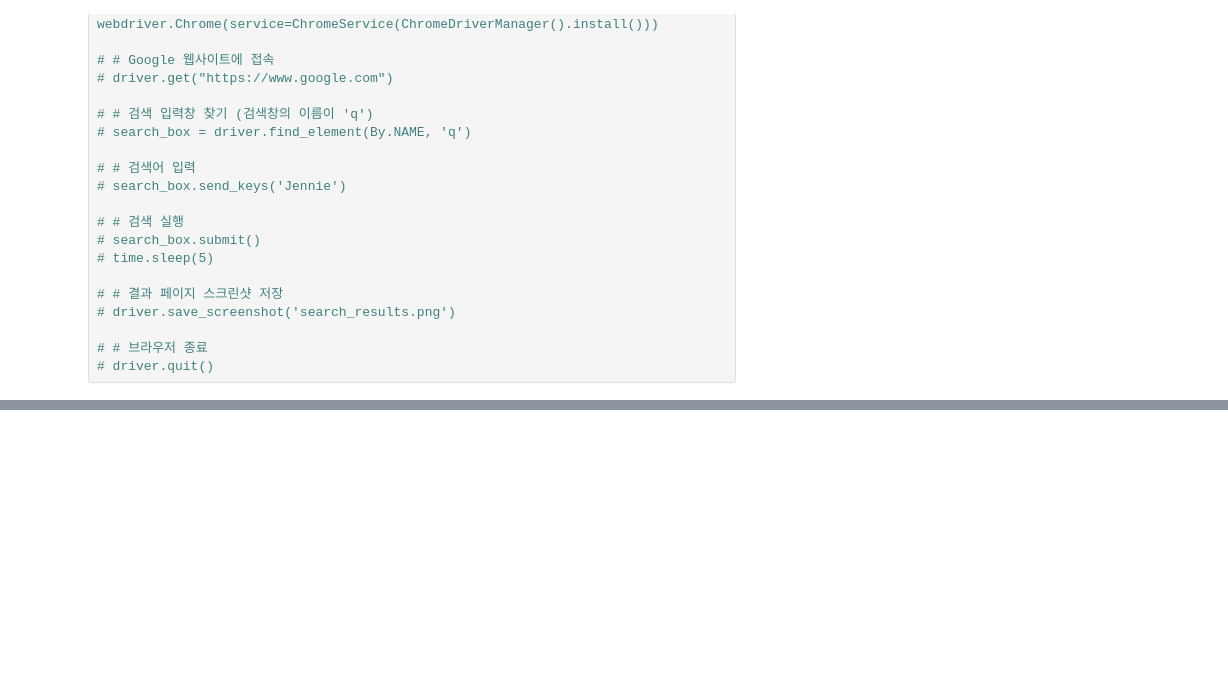
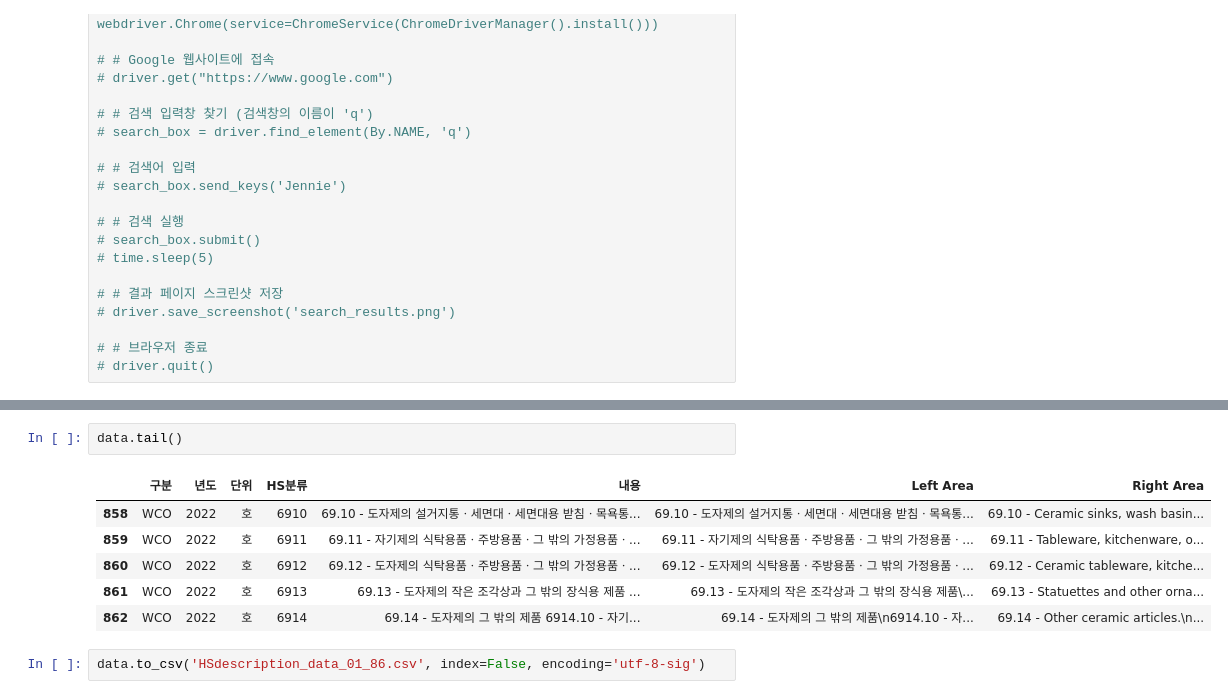
Before and after one commit to linusms/webcrawling, a Jupyter notebook: 관세품목 크롤링 코드_오류.ipynb, the cells around one changed output, grey strips where cells are left out. Saved outputs shown, nothing was run; the diff lists cells and outputs as text; blank space fills up the shorter version.

```diff
--- a/관세품목 크롤링 코드_오류.ipynb
+++ b/관세품목 크롤링 코드_오류.ipynb
@@ -221,0 +275,11 @@ Stacktrace:
+# %%
+data.tail()
+# %% [output]
+|  | 구분 | 년도 | 단위 | HS분류 | 내용 | Left Area | Right Area |
+| 858 | WCO | 2022 | 호 | 6910 | 69.10 - 도자제의 설거지통ㆍ세면대ㆍ세면대용 받침ㆍ목욕통... | 69.10 - 도자제의 설거지통ㆍ세면대ㆍ세면대용 받침ㆍ목욕통... | 69.10 - Ceramic sinks, wash basin... |
+| 859 | WCO | 2022 | 호 | 6911 | 69.11 - 자기제의 식탁용품ㆍ주방용품ㆍ그 밖의 가정용품ㆍ... | 69.11 - 자기제의 식탁용품ㆍ주방용품ㆍ그 밖의 가정용품ㆍ... | 69.11 - Tableware, kitchenware, o... |
+| 860 | WCO | 2022 | 호 | 6912 | 69.12 - 도자제의 식탁용품ㆍ주방용품ㆍ그 밖의 가정용품ㆍ... | 69.12 - 도자제의 식탁용품ㆍ주방용품ㆍ그 밖의 가정용품ㆍ... | 69.12 - Ceramic tableware, kitche... |
+| 861 | WCO | 2022 | 호 | 6913 | 69.13 - 도자제의 작은 조각상과 그 밖의 장식용 제품 ... | 69.13 - 도자제의 작은 조각상과 그 밖의 장식용 제품\... | 69.13 - Statuettes and other orna... |
+| 862 | WCO | 2022 | 호 | 6914 | 69.14 - 도자제의 그 밖의 제품 6914.10 - 자기... | 69.14 - 도자제의 그 밖의 제품\n6914.10 - 자... | 69.14 - Other ceramic articles.\n... |
+# %%
+data.to_csv('HSdescription_data_01_86.csv', index=False, encoding='utf-8-sig')
```
Also changed, not shown: parts of 20 cells of this notebook.
